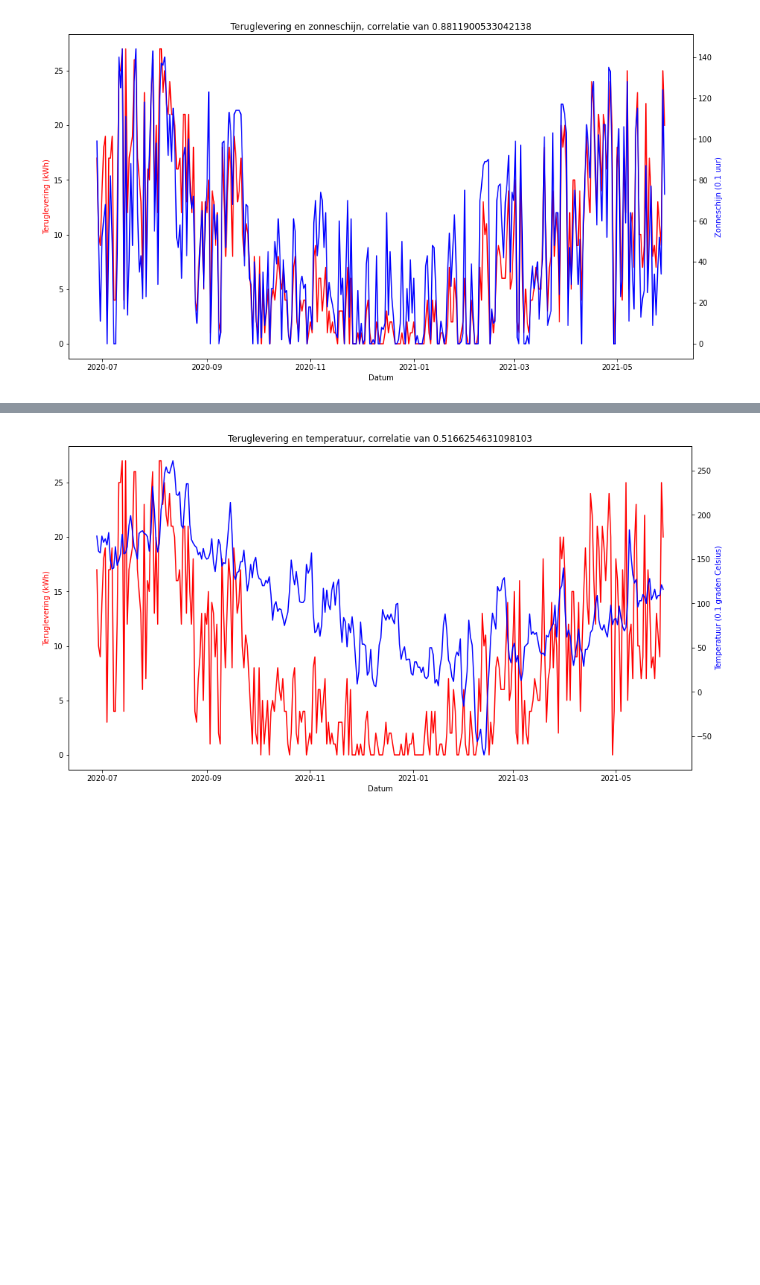
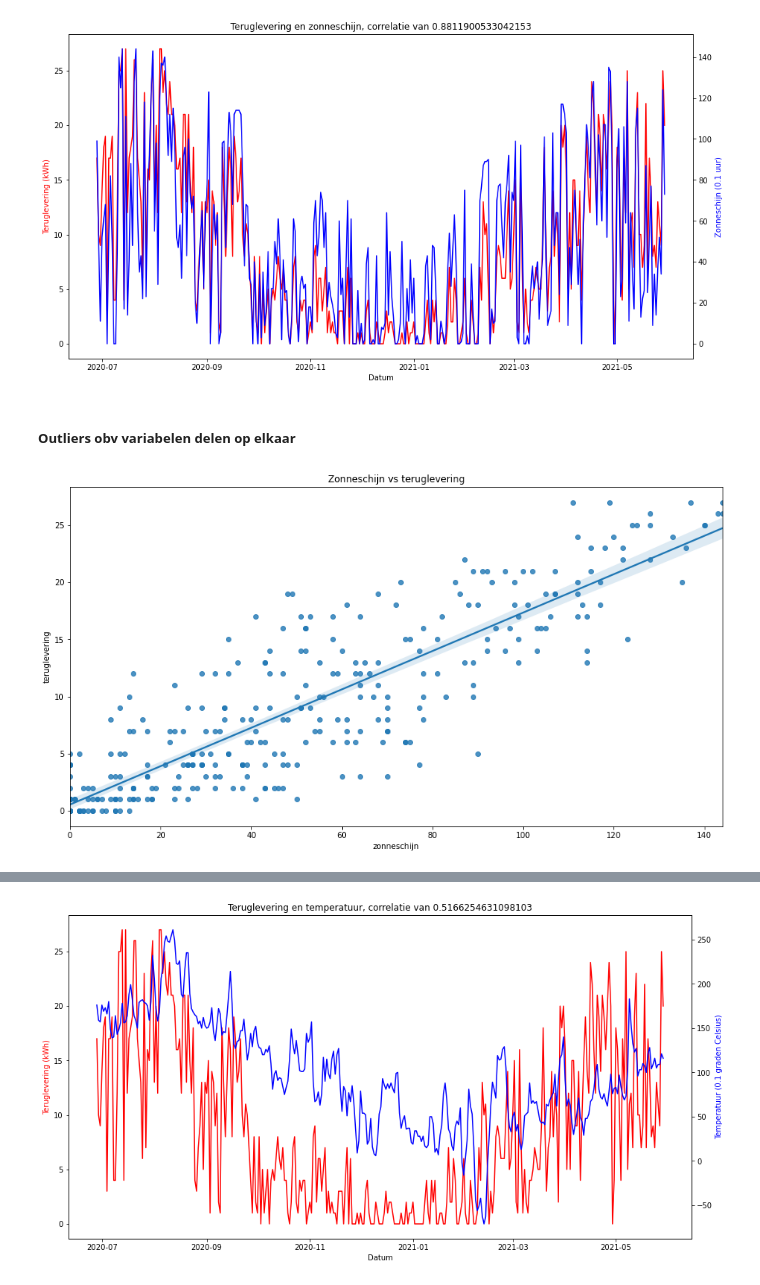
Before and after one commit to leavdheuvel/Modelling_solar_pannel_energy, a Jupyter notebook: Tijdreeksen_eindopdracht_v2.ipynb, the cells around one changed output, grey strips where cells are left out. Drawn from its saved outputs; the diff is of its cells as text; code cells hidden in the pictures; blank space fills up the shorter version.

Commit message:
Extra outlier detection
2D outlier detectie toegevoegd

```diff
--- a/Tijdreeksen_eindopdracht_v2.ipynb
+++ b/Tijdreeksen_eindopdracht_v2.ipynb
@@ -699,3 +701,12 @@ plt.title(f'Teruglevering en zonneschijn, correlatie van {corr_zon}')
 plt.show()
 # %% [output]
 [figure]
+# %% [markdown]
+##### Outliers obv variabelen delen op elkaar
+# %%
+# Scatterplot
+sns.regplot(data = ts, x = 'zonneschijn', y = 'teruglevering')
+plt.title('Zonneschijn vs teruglevering')
+plt.show()
+# %% [output]
+[figure, added]
```
Also changed, not shown: parts of 13 cells of this notebook.
